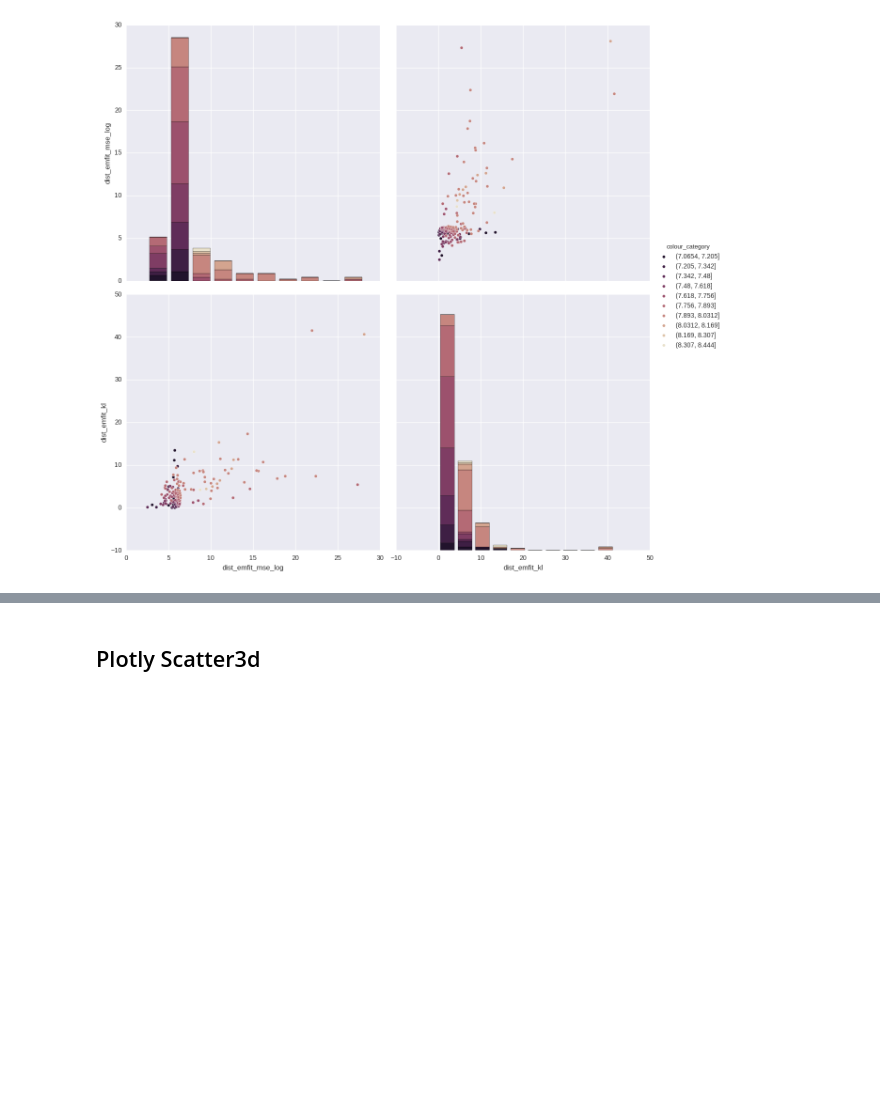
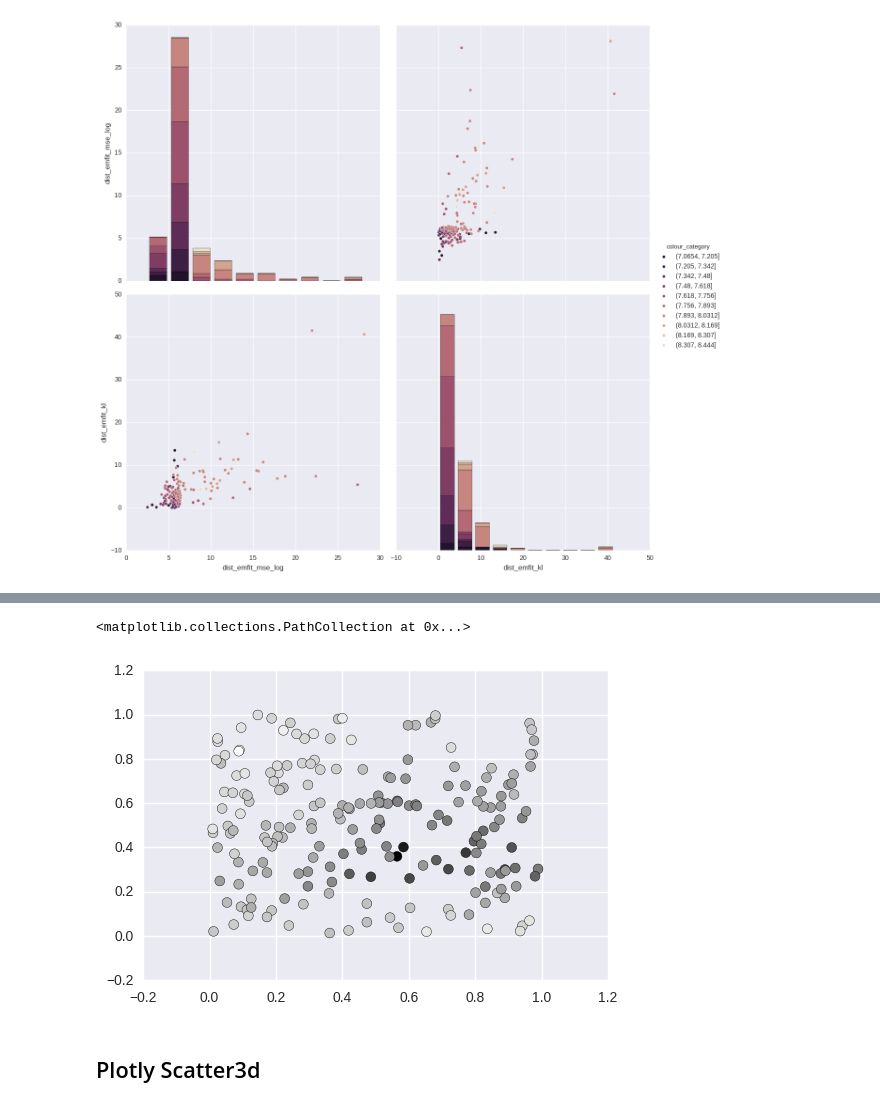
Before and after one commit to Azhag/Bayesian-visual-working-memory, a Jupyter notebook: Experiments/fitexperiment_allt_new_10_2015/notebook_LLcheck_random_fitexperimentallt_sigmaxMratiosigmaoutput_121015.ipynb, the cells around one changed output, grey strips where cells are left out. Saved outputs shown, nothing was run; the diff lists cells and outputs as text; code cells hidden in the pictures; blank space fills up the shorter version.

```diff
--- a/Experiments/fitexperiment_allt_new_10_2015/notebook_LLcheck_random_fitexperimentallt_sigmaxMratiosigmaoutput_121015.ipynb
+++ b/Experiments/fitexperiment_allt_new_10_2015/notebook_LLcheck_random_fitexperimentallt_sigmaxMratiosigmaoutput_121015.ipynb
@@ -266,3 +266,8 @@ plt.scatter(df_best_fits.ratio_conj, df_best_fits.sigmax, c=np.log(df_best_fits.
+# %%
+plt.scatter(df_best_fits.ratio_conj, df_best_fits.sigmax, c=np.log(df_best_fits.dist_emfit_kl), cmap='Greys_r', s=50)
+# %% [output]
+<matplotlib.collections.PathCollection at 0x...>
+[figure, added]
 # %% [markdown]
 ## Plotly Scatter3d
 # %%
```
Also changed, not shown: parts of 1 cell of this notebook, 24 other files.
